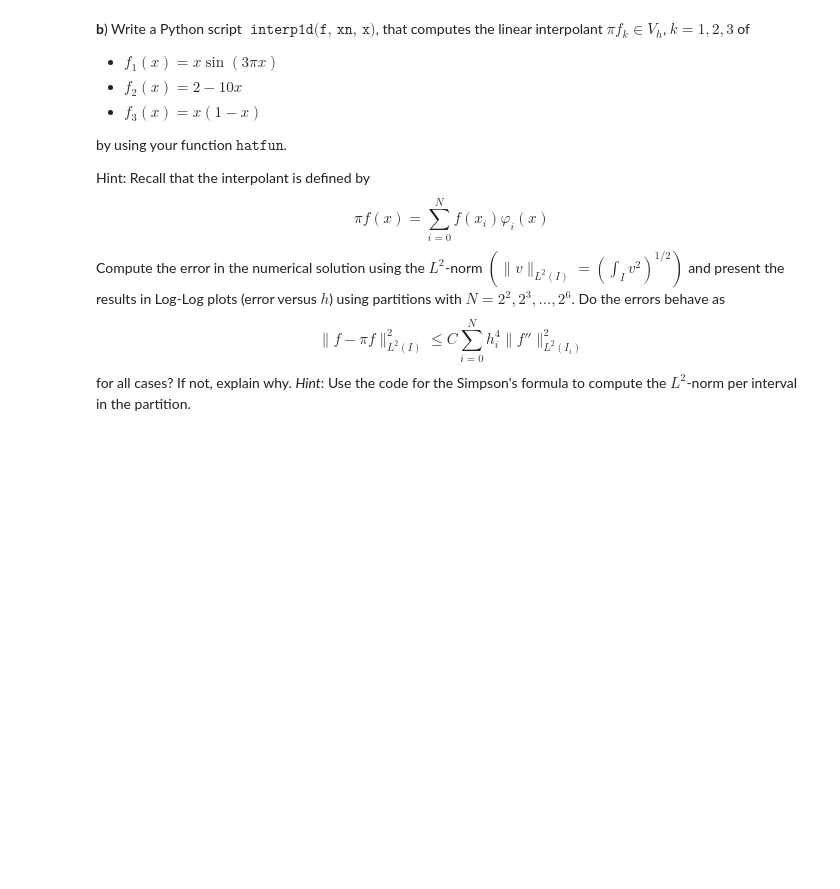
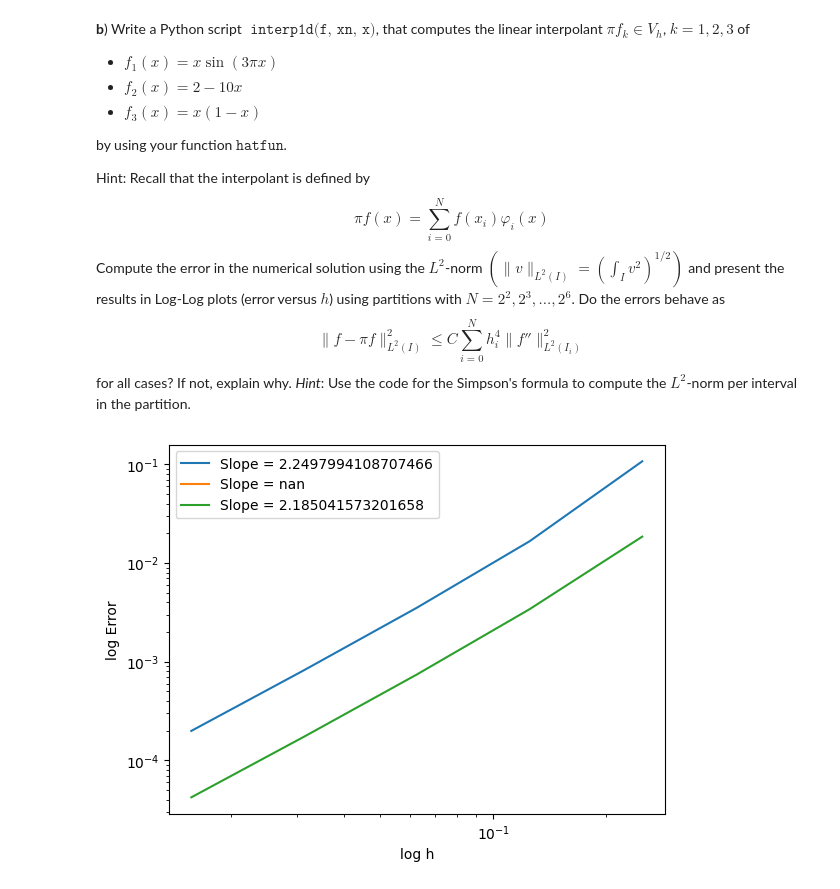
Before and after one commit to todj107/NumPDE, a Jupyter notebook: lab_02_tor.ipynb, the cells around one changed output. Drawn from its saved outputs; the diff is of its cells as text; code cells hidden in the pictures; blank space fills up the shorter version.

```diff
--- a/lab_02_tor.ipynb
+++ b/lab_02_tor.ipynb
@@ -353,3 +372,63 @@ $$
 $$
 for all cases? If not, explain why.
 *Hint*: Use the code for the Simpson's formula to compute the $L^2$-norm per interval in the partition.
+# %%
+def interp1d(f,xn,x):
+
+    pi_f = np.zeros(x.size)
+
+
+    for i in range(xn.size):
+        pi_f += hatfun(xn,i,x)*f(xn[i])
+
+    return pi_f
+
+def calc_error(f,pi_f,N,x):
+    # Calc integral of f(x) using simpsons
+    F = simpsons(f,0,1,N)
+
+    # Calc integral of pi*f using trapezoid
+    h = x[1] - x[0]
+    PI_F = 0
+    for i in range(1,pi_f.size):
+        PI_F += h/2*(pi_f[i-1] + pi_f[i])
+
+
+    error = np.abs(F - PI_F)
+    return error
+
+# Partitions
+x = np.linspace(0,1,1000)
+N_list = np.array([2**2, 2**3, 2**4, 2**5, 2**6])
+error_N = np.zeros((3,N_list.size))
+
+# Functions
+f1 = lambda x : x*np.sin(3*np.pi*x)
+f2 = lambda x : 2 - 10*x
+f3 = lambda x : x*(1 - x)
+funs = [f1,f2,f3]
+
+# Calculate error for each function and N
+xn = np.linspace(0,1,N_list[i])
+for j in range(0,3):
+
+    for i in range(N_list.size):
+        xn = np.linspace(0,1,N_list[i])
+        pi_f = interp1d(funs[j],xn,x)
+
+        error_N[j,i] = calc_error(funs[j],pi_f,N_list[i],x)
+
+q = np.zeros(3)
+for i in range(len(funs)):
+    q[i] = np.polyfit(np.log(1/N_list),np.log(error_N[i,:]),1)[0]
+
+    # plt.figure(figsize=(4, 3))
+    plt.loglog(1/N_list,error_N[i,:])
+
+# plt.title(f"Function {i+1}")
+plt.xlabel("log h")
+plt.ylabel("log Error")
+plt.legend([f"Slope = {q[0]}", f"Slope = {q[1]}",f"Slope = {q[2]}"])
+plt.show()
+# %% [output]
+[figure, added]
```
Also changed, not shown: parts of 2 cells of this notebook, 1 other file.
